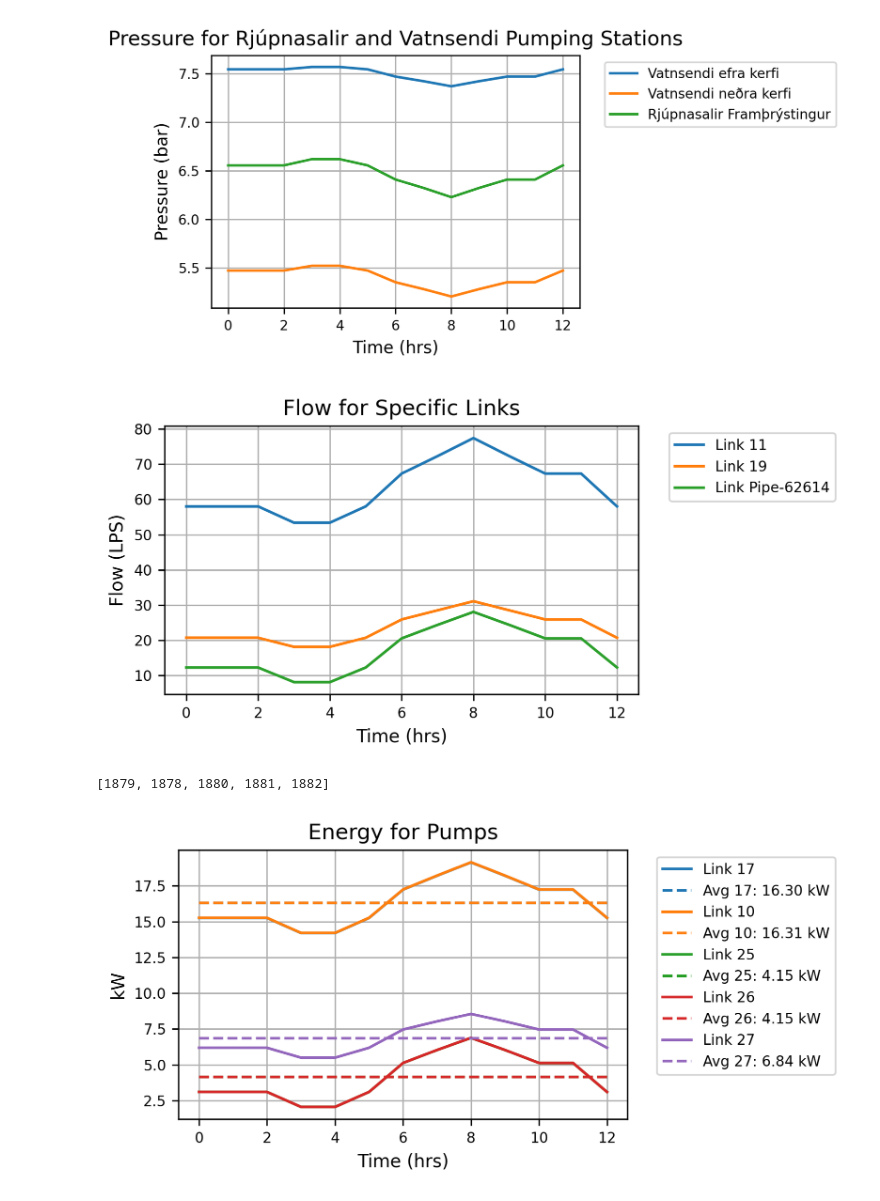
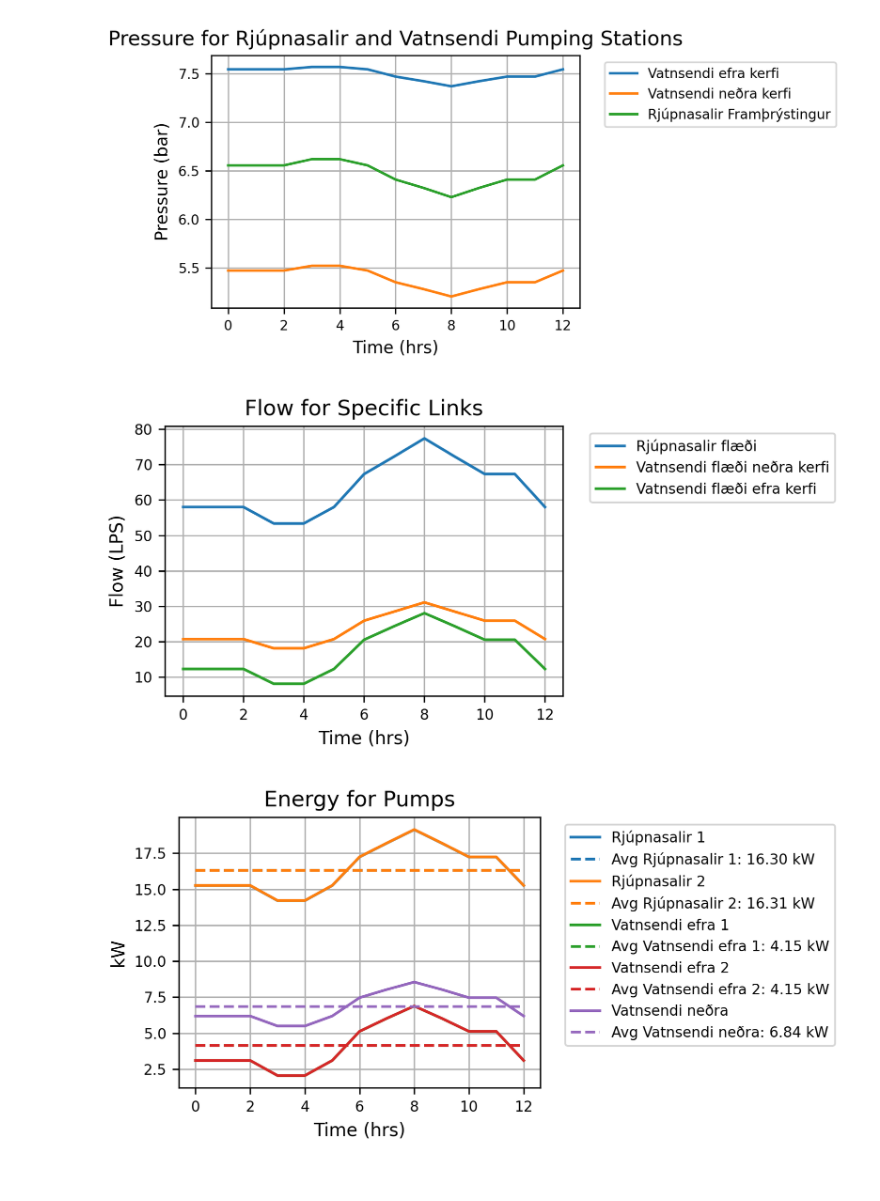
Before and after one commit to frodibrooks/OptimisedHeating, a Jupyter notebook: Epanet_python/Simulate_Vatnsendi.ipynb, the cells around one changed output. Saved outputs shown, nothing was run; the diff lists cells and outputs as text; code cells hidden in the pictures.

```diff
--- a/Epanet_python/Simulate_Vatnsendi.ipynb
+++ b/Epanet_python/Simulate_Vatnsendi.ipynb
@@ -111,16 +103,17 @@ def get_link_indices(d, link_names_input):
 link_input_names = ['11','19','Pipe-62614']
 link_indices = get_link_indices(d,link_input_names)
 
+custom_legend_names = ['Rjúpnasalir flæði', 'Vatnsendi flæði neðra kerfi', 'Vatnsendi flæði efra kerfi']
 
 # Create a figure
 plt.figure(figsize=(6, 3))
 
 # Loop through each link index and plot the corresponding absolute flow
-for index in link_indices:
+for i,index in enumerate(link_indices):
     # Extract the flow for the link and take the absolute value
     flow = np.abs(hyd_res.Flow[:, index - 1])  # Take absolute value of flow
     # Plot the absolute flow over time
-    plt.plot(hrs_time, flow, label=f'Link {d.getLinkNameID(index)}')
+    plt.plot(hrs_time, flow, label=custom_legend_names[i])
 
 # Customize the plot
 plt.title('Flow for Specific Links')
@@ -139,57 +132,67 @@ plt.tight_layout()
 # Show the plot
 plt.show()
 # %% [output]
-[figure, old version]
+[figure, new version]
-# %%
-link_input_names = ['17','10','25','26','27']
-link_indices = get_link_indices(d,link_input_names)
-link_indices
-# %% [output]
-[1879, 1878, 1880, 1881, 1882]
 # %%
+link_input_names = ['17','10','25','26','27']
+link_indices = get_link_indices(d,link_input_names)
+link_indices
+
+# Define custom legend names for the links
+custom_legend_names = {
+    '17': 'Rjúpnasalir 1',
+    '10': 'Rjúpnasalir 2',
+    '25': 'Vatnsendi efra 1',
+    '26': 'Vatnsendi efra 2',
+    '27': 'Vatnsendi neðra'
+}
+
 # Create a figure
 plt.figure(figsize=(6, 3))
 
-# List to store legend entries
+# Lists to store legend entries
 legend_labels = []
 legend_lines = []
 
 # Loop through each link index and plot the corresponding absolute energy
-for index in link_indices:
+for index, link_name in zip(link_indices, link_input_names):
     # Extract the energy for the link
     kw = hyd_res.Energy[:, index - 1]
 
+    # Get the custom name or fall back to default if not in the dictionary
+    legend_name = custom_legend_names.get(link_name, f'Link {link_name}')
+
     # Plot the energy over time and store the line object
-    line, = plt.plot(hrs_time, kw, label=f'Link {d.getLinkNameID(index)}')
+    line, = plt.plot(hrs_time, kw, label=legend_name)
 
     # Calculate the average
     avg_kw = np.mean(kw)
 
     # Plot the average as a dashed line using the same color
     avg_line, = plt.plot(hrs_time, np.full_like(hrs_time, avg_kw), linestyle='dashed', color=line.get_color())
 
     # Store legend entries
     legend_lines.append(line)
-    legend_labels.append(f'Link {d.getLinkNameID(index)}')
+    legend_labels.append(legend_name)
 
     legend_lines.append(avg_line)
-    legend_labels.append(f'Avg {d.getLinkNameID(index)}: {avg_kw:.2f} kW')
+    legend_labels.append(f'Avg {legend_name}: {avg_kw:.2f} kW')
 
 # Customize the plot
 plt.title('Energy for Pumps')
 plt.xlabel('Time (hrs)')
 plt.ylabel('kW')  # Units of energy
 
 # Add a grid for better visualization
 plt.grid(True)
 
 # Add a custom legend with both lines and averages
 plt.legend(legend_lines, legend_labels, loc='upper left', bbox_to_anchor=(1.05, 1), fontsize=8)
 
 # Adjust layout to prevent clipping of legend
 plt.tight_layout()
 
 # Show the plot
 plt.show()
 # %% [output]
-[figure, old version]
+[figure, new version]
```
Also changed, not shown: parts of 1 cell of this notebook, 1 other file.
